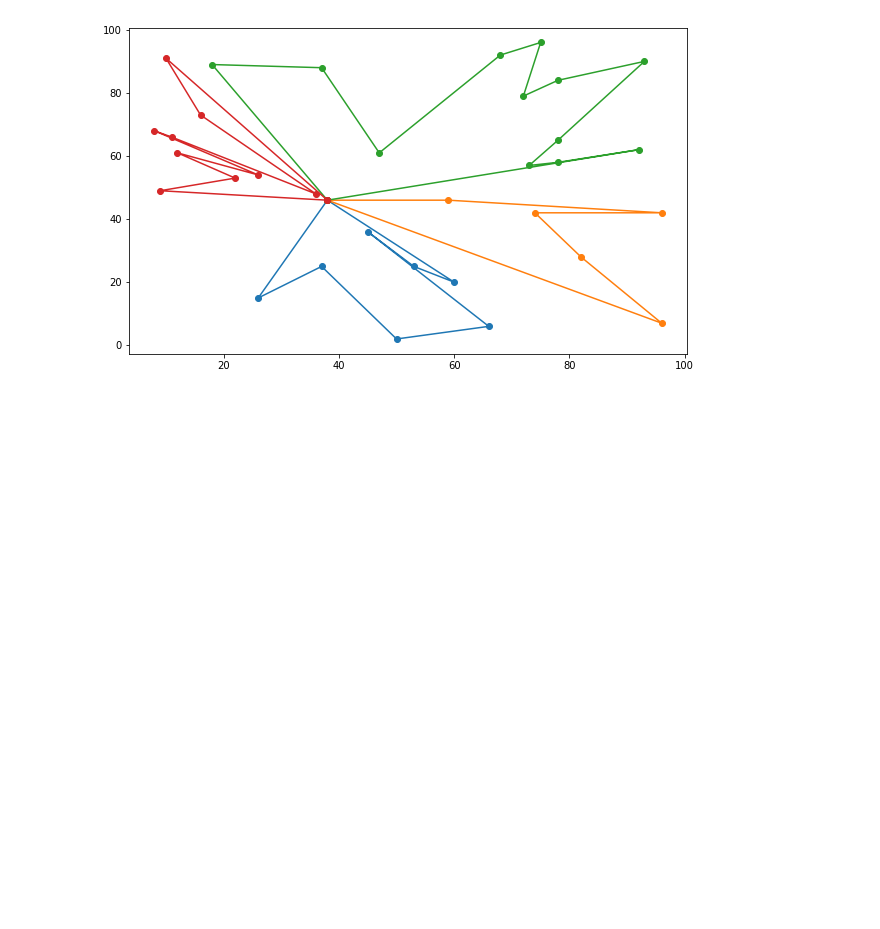
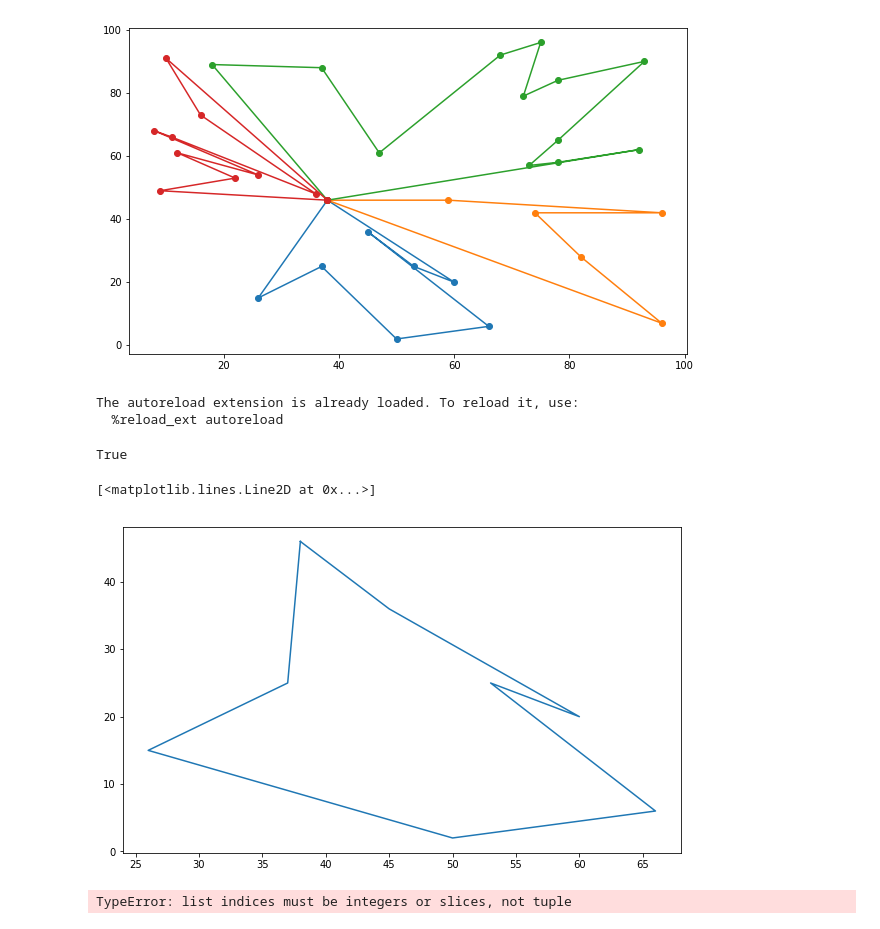
Before and after one commit to islopma/aed3-tp3-cvrp, a Jupyter notebook: notebooks/Clustering.ipynb, the cells around one changed output. Drawn from its saved outputs; the diff is of its cells as text; code cells hidden in the pictures; blank space fills up the shorter version.

```diff
--- a/notebooks/Clustering.ipynb
+++ b/notebooks/Clustering.ipynb
@@ -39,2 +40,29 @@ for cluster in clusters:
 # %% [output]
 [figure]
+# %%
+import sys
+sys.path.append(get_ipython().starting_dir)
+
+%load_ext autoreload
+%autoreload 2
+
+from swaplist import fix_one
+# %% [output]
+The autoreload extension is already loaded. To reload it, use:
+  %reload_ext autoreload
+# %%
+c = clusters[0].copy()
+# %%
+c = list(c)
+print(fix_one(c))
+c = np.array(c)
+plt.plot(c[:,0],c[:,1])
+# %% [output]
+True
+[<matplotlib.lines.Line2D at 0x...>]
+[figure, added]
+# %%
+plt.plot(c[:,0],c[:,1])
+plt.plot(clusters[0][:,0], clusters[0][:,1])
+# %% [output]
+TypeError: list indices must be integers or slices, not tuple
```
Also changed, not shown: parts of 4 cells of this notebook, 1 other file.
